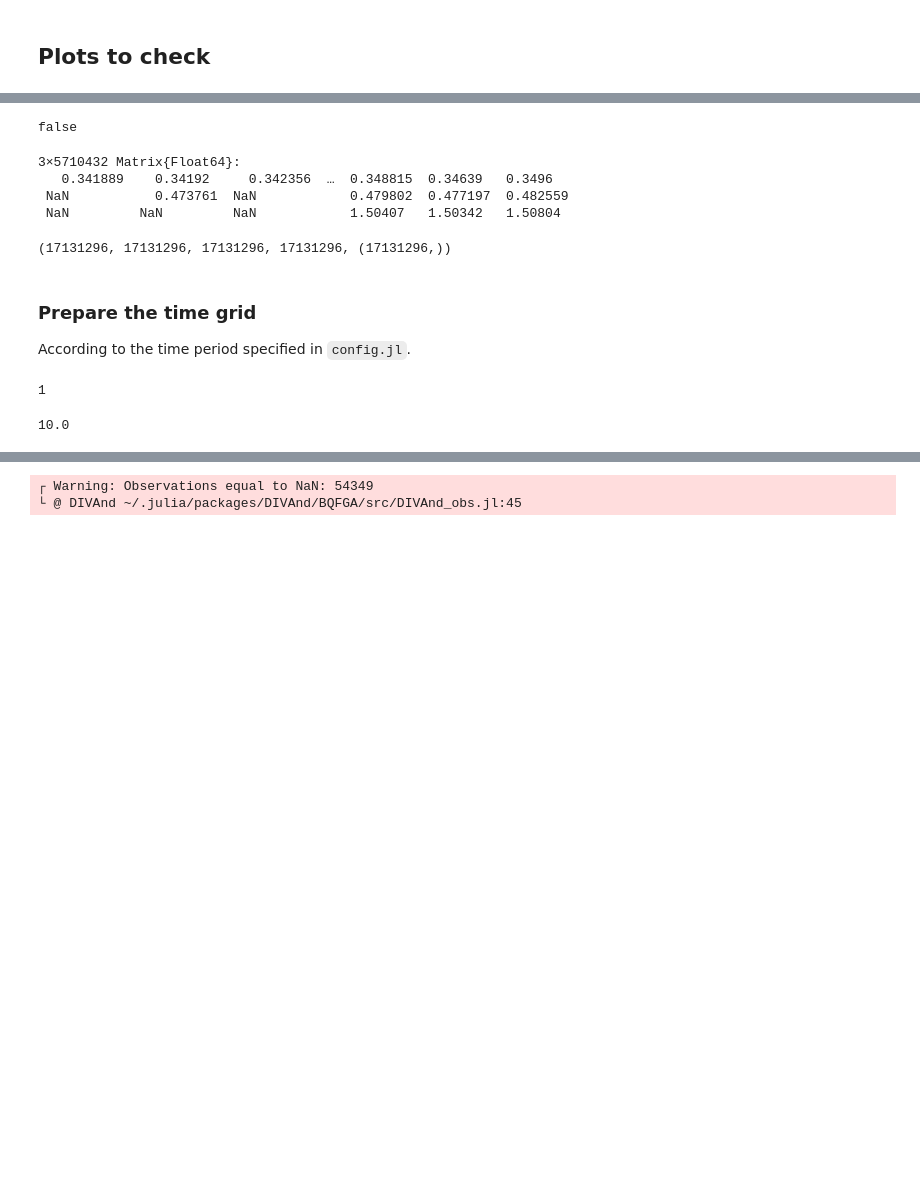
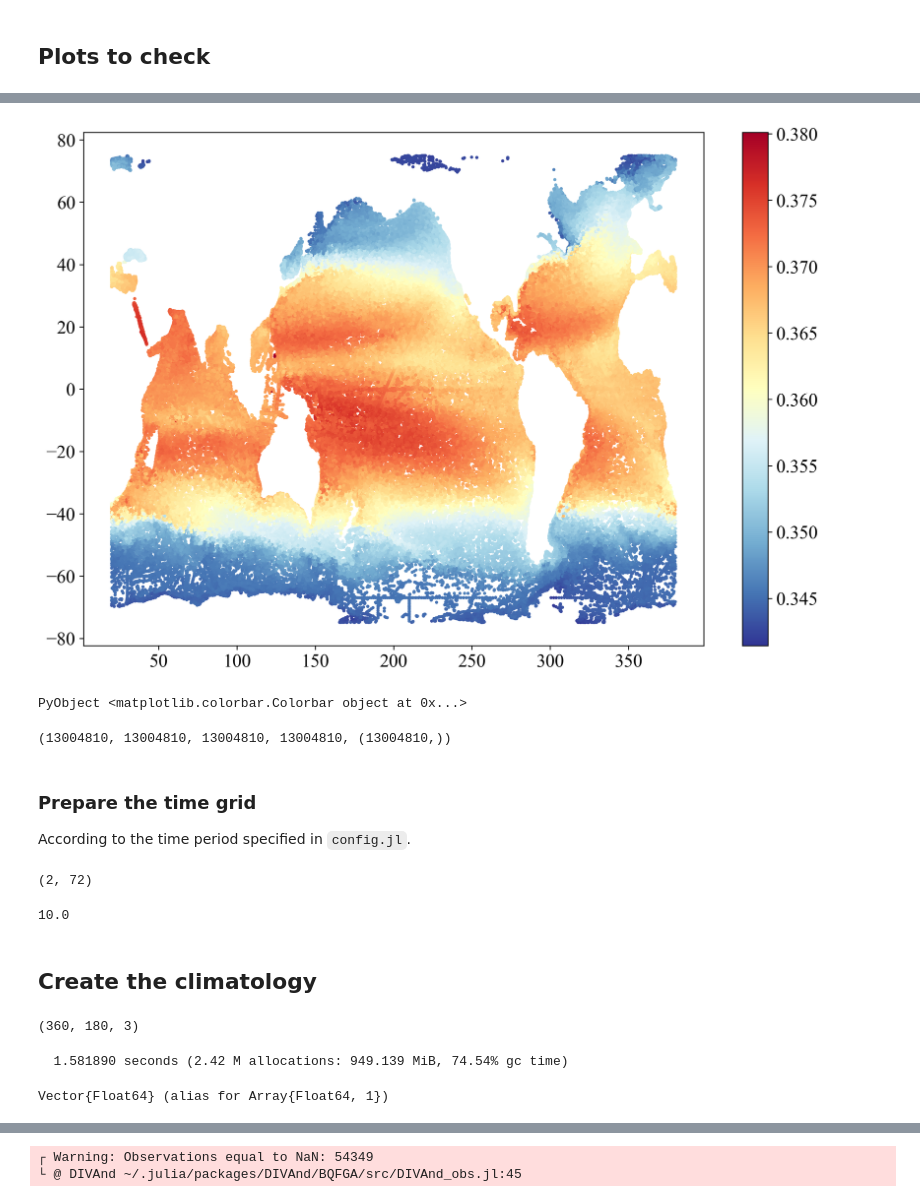
Before and after one commit to gher-uliege/DIVAnd-ME4OH, a Jupyter notebook: src/interp_ME4OH.ipynb, the cells around one changed output, grey strips where cells are left out. Saved outputs shown, nothing was run; the diff lists cells and outputs as text; code cells hidden in the pictures; blank space fills up the shorter version.

Commit message:
loop for climatology

```diff
--- a/src/interp_ME4OH.ipynb
+++ b/src/interp_ME4OH.ipynb
@@ -50,3 +86,5 @@ lon[lon.< 20.] .+= 360.;
+# %%
+dohc_vec = Float64.(dohc'[:]);
 # %% [markdown]
 ## Plots to check
 # %%
@@ -73,10 +114,6 @@ end
 depthgrid = [depthlayer1[end], depthlayer2[end], depthlayer3[end]]
 xi, yi, mask_dohc = DIVAnd.load_mask(bathyfile, true, longrid, latgrid, depthgrid);
 _, (pm, pn), (xi, yi) = DIVAnd_rectdom(longrid, latgrid);
-# %%
-Float64.(dohc[1:length(depthgrid),:]'[:]) == dohc3
-# %% [output]
-false
 # %%
 lon3 = Float64.(repeat(lon, length(depthgrid)));
 lat3 = Float64.(repeat(lat, length(depthgrid)));
@@ -87,24 +123,32 @@ dohc3 = Float64.(dohc[1:length(depthgrid),:]);
-# %%
-dohc3
-# %% [output]
-3×5710432 Matrix{Float64}:
-   0.341889    0.34192     0.342356  …  0.348815  0.34639   0.3496
- NaN           0.473761  NaN            0.479802  0.477197  0.482559
- NaN         NaN         NaN            1.50407   1.50342   1.50804
+# %%
+goodvalues = .!(isnan.(dohc_vec))
+
+dohc3 = dohc_vec[goodvalues];
+lon3 = lon3[goodvalues]
+lat3 = lat3[goodvalues]
+dates3 = dates3[goodvalues]
+depth3 = depth3[goodvalues];
+# %%
+scat = plt.scatter(lon3[sel], lat3[sel], s=3, c=dohc3[sel], cmap=plt.cm.RdYlBu_r)
+plt.colorbar(scat)
+# %% [output]
+[figure, added]
+PyObject <matplotlib.colorbar.Colorbar object at 0x...>
 # %%
 length(lon3), length(lat3), length(dates3), length(depth3), size(dohc3[:])
 # %% [output]
-(17131296, 17131296, 17131296, 17131296, (17131296,))
+(13004810, 13004810, 13004810, 13004810, (13004810,))
 # %% [markdown]
 ### Prepare the time grid
 According to the time period specified in `config.jl`.
 # %%
-yearlist = [timeperiod1]
-monthlist = 1:1
-TSbackground = DIVAnd.TimeSelectorYearListMonthList(yearlist, monthlist)
-length(TSbackground)
+yearlistclim = [timeperiod1]
+monthlist = 1:2
+TSbackground = DIVAnd.TimeSelectorYearListMonthList(yearlistclim, monthlist)
+TSproduct = DIVAnd.TimeSelectorYearListMonthList(timeperiod1, monthlist)
+length(TSbackground), length(TSproduct)
 # %% [output]
-1
+(2, 72)
 # %%
 sz = (length(longrid), length(latgrid), length(depthgrid))
 lenx = fill(1000_000., sz)
@@ -114,3 +158,23 @@ len = (lenx, leny, lenz);
 epsilon2 = 10.
 # %% [output]
 10.0
+# %% [markdown]
+## Create the climatology
+# %%
+size(mask_dohc)
+# %% [output]
+(360, 180, 3)
+# %%
+mm = 3
+gooddepth = findall(depth3 .== depthgrid[1])
+goodtimes = findall(Dates.month.(dates3) .== mm)
+sel = intersect(gooddepth, goodtimes);
+@time fi, s = DIVAndrun(mask_dohc[:,:,1], (pm, pn), (xi, yi), (Float64.(lon3[sel]), Float64.(lat3[sel])),
+            Float64.(dohc3[sel]), (15., 15.), epsilon2, moddim=[1,0]);
+# %% [output]
+  1.581890 seconds (2.42 M allocations: 949.139 MiB, 74.54% gc time)
+# %%
+dataresidual = DIVAnd_residual(s,fi);
+typeof(dataresidual)
+# %% [output]
+Vector{Float64} (alias for Array{Float64, 1})
```
Also changed, not shown: parts of 10 cells of this notebook, 2 other files.
